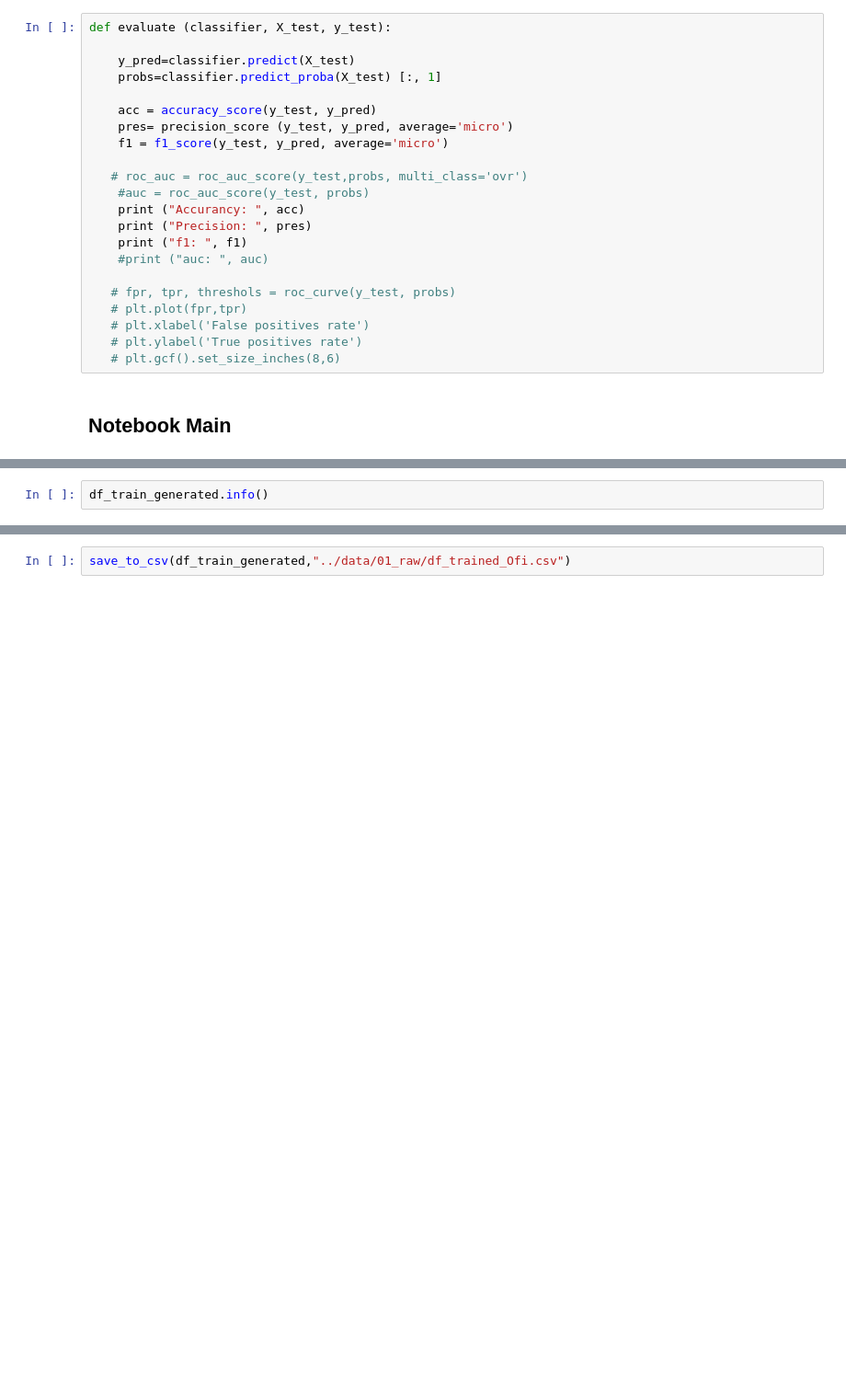
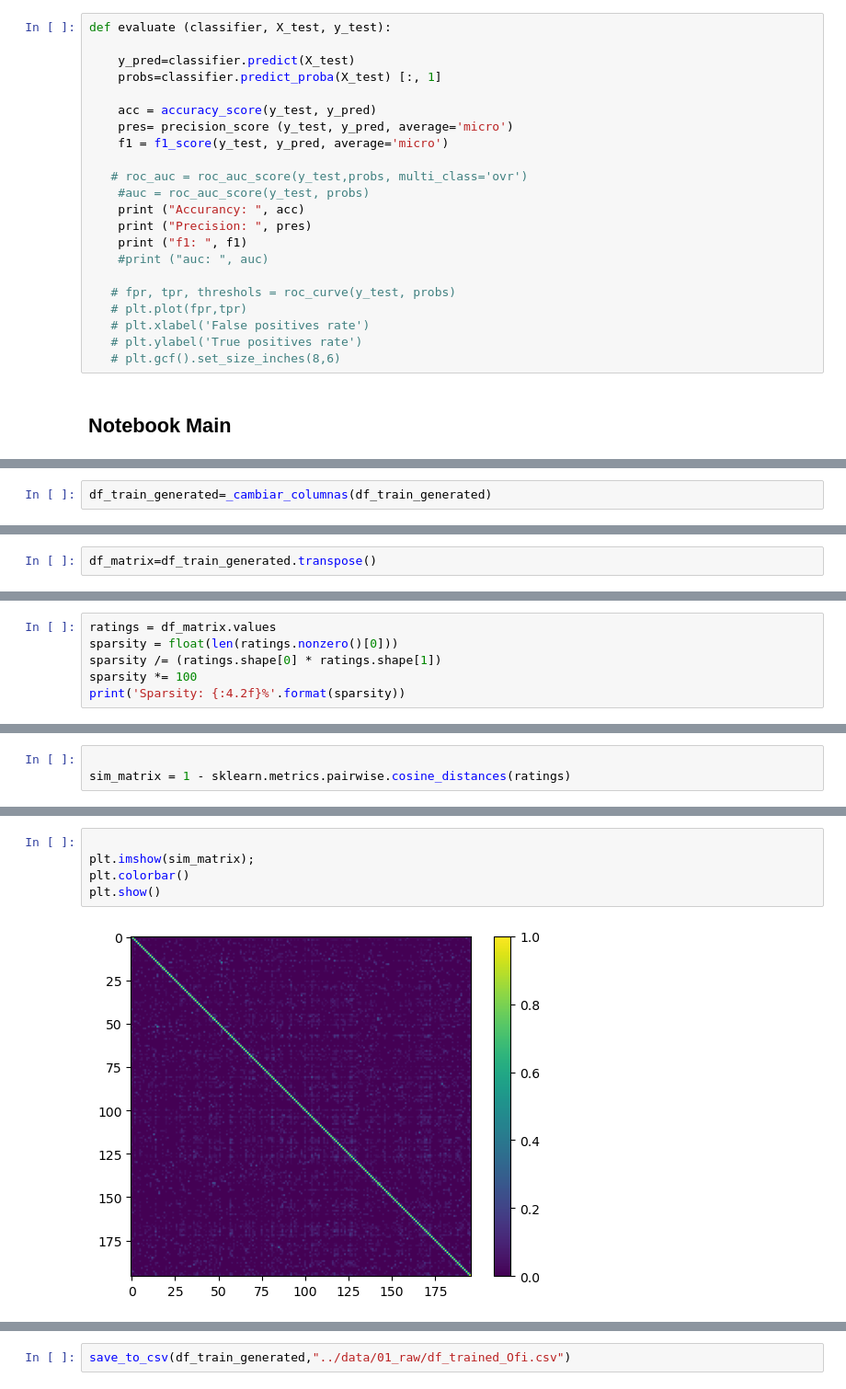
Before and after one commit to gpalomares2022/Kedro_real_project, a Jupyter notebook: notebooks/NotebookTFM16M.ipynb, the cells around one changed output, grey strips where cells are left out. Shown at 92% size. Drawn from its saved outputs; the diff is of its cells as text; blank space fills up the shorter version.

```diff
--- a/notebooks/NotebookTFM16M.ipynb
+++ b/notebooks/NotebookTFM16M.ipynb
@@ -348,2 +375,2 @@ df_train_generated.shape
 # %%
-df_train_generated.info()
+df_train_generated=_cambiar_columnas(df_train_generated)
@@ -355,0 +393,2 @@ memory usage: 57.3 MB
+# %%
+df_matrix=df_train_generated.transpose()
@@ -355,0 +412,6 @@ memory usage: 57.3 MB
+# %%
+ratings = df_matrix.values
+sparsity = float(len(ratings.nonzero()[0]))
+sparsity /= (ratings.shape[0] * ratings.shape[1])
+sparsity *= 100
+print('Sparsity: {:4.2f}%'.format(sparsity))
@@ -355,0 +571,3 @@ memory usage: 57.3 MB
+# %%
+
+sim_matrix = 1 - sklearn.metrics.pairwise.cosine_distances(ratings)
@@ -355,0 +659,7 @@ memory usage: 57.3 MB
+# %%
+
+plt.imshow(sim_matrix);
+plt.colorbar()
+plt.show()
+# %% [output]
+[figure, added]
```
Also changed, not shown: parts of 101 cells of this notebook.
